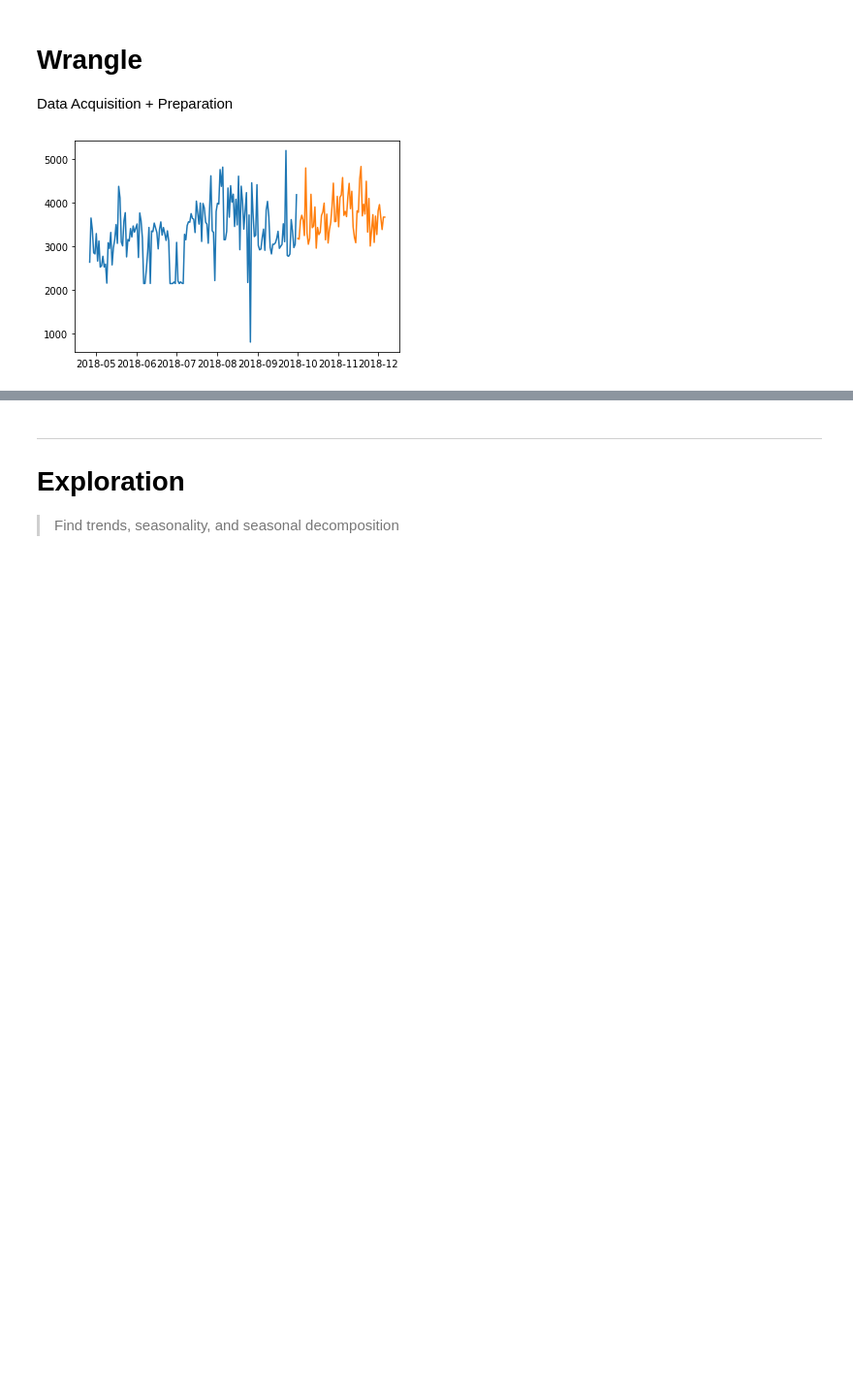
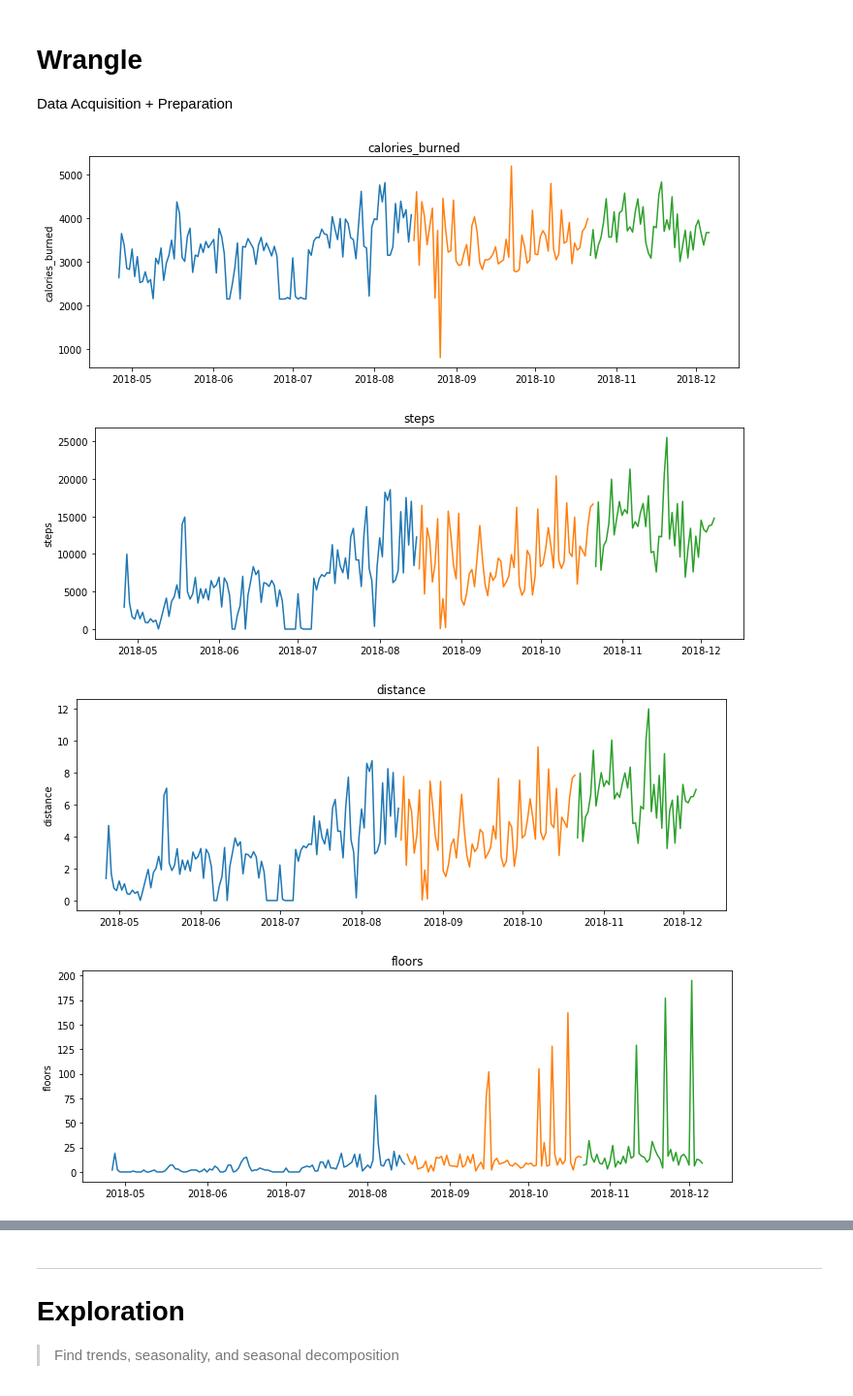
Before and after one commit to Brandon-Martinez27/fitbit_time_series_forecasting, a Jupyter notebook: explore.ipynb, the cells around one changed output, grey strips where cells are left out. Shown at 97% size. Saved outputs shown, nothing was run; the diff lists cells and outputs as text; code cells hidden in the pictures; blank space fills up the shorter version.

```diff
--- a/explore.ipynb
+++ b/explore.ipynb
@@ -15,7 +15,13 @@ from wrangle import prep_fitbit, split_fitbit
 # wrangled data
 df = prep_fitbit()
 # %%
-# split data into train 70% test 30%
-train, test = split_fitbit(df)
+# split data into train 50%, validate 30, test 20%
+train, validate, test = split_fitbit(df)
-# %% [output]
-[figure, removed]
+# %%
+# Shows the plot for each variable and respective split
+visualize_split(train, validate, test)
+# %% [output]
+[figure, added]
+[figure, added]
+[figure, added]
+[figure, added]
```
Also changed, not shown: parts of 6 cells of this notebook, 2 other files.
